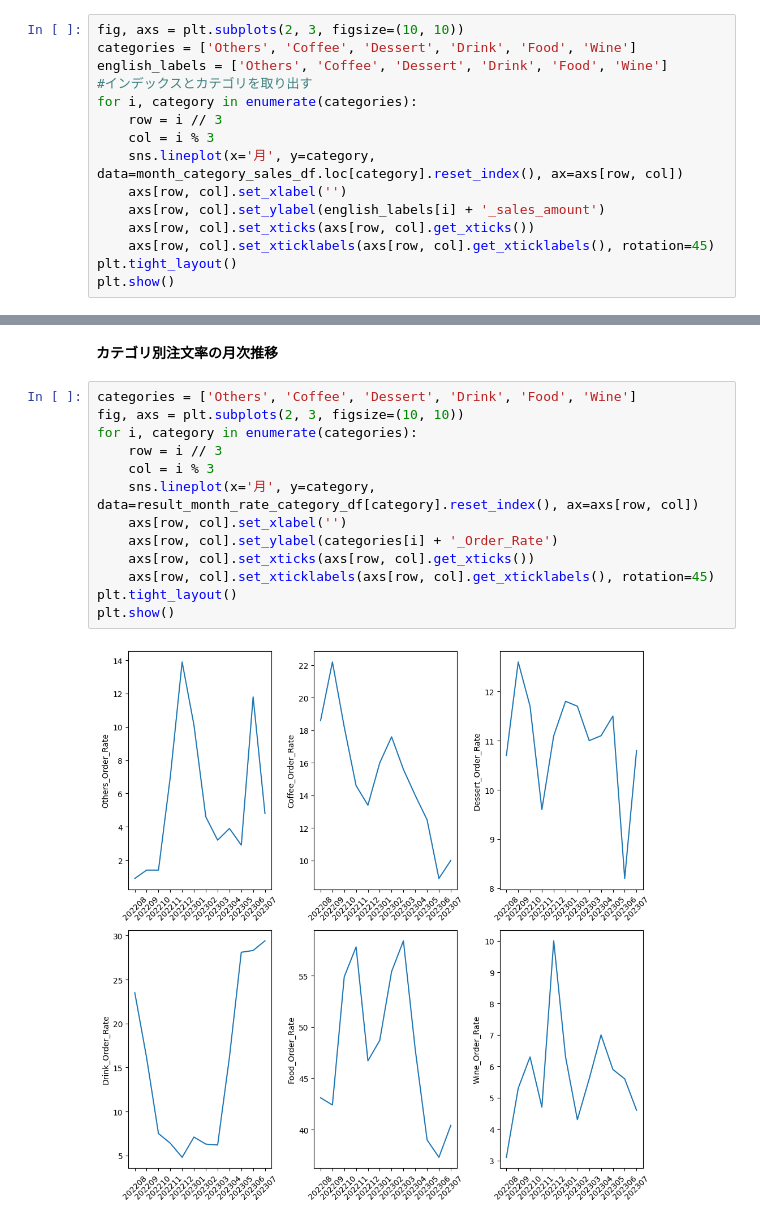
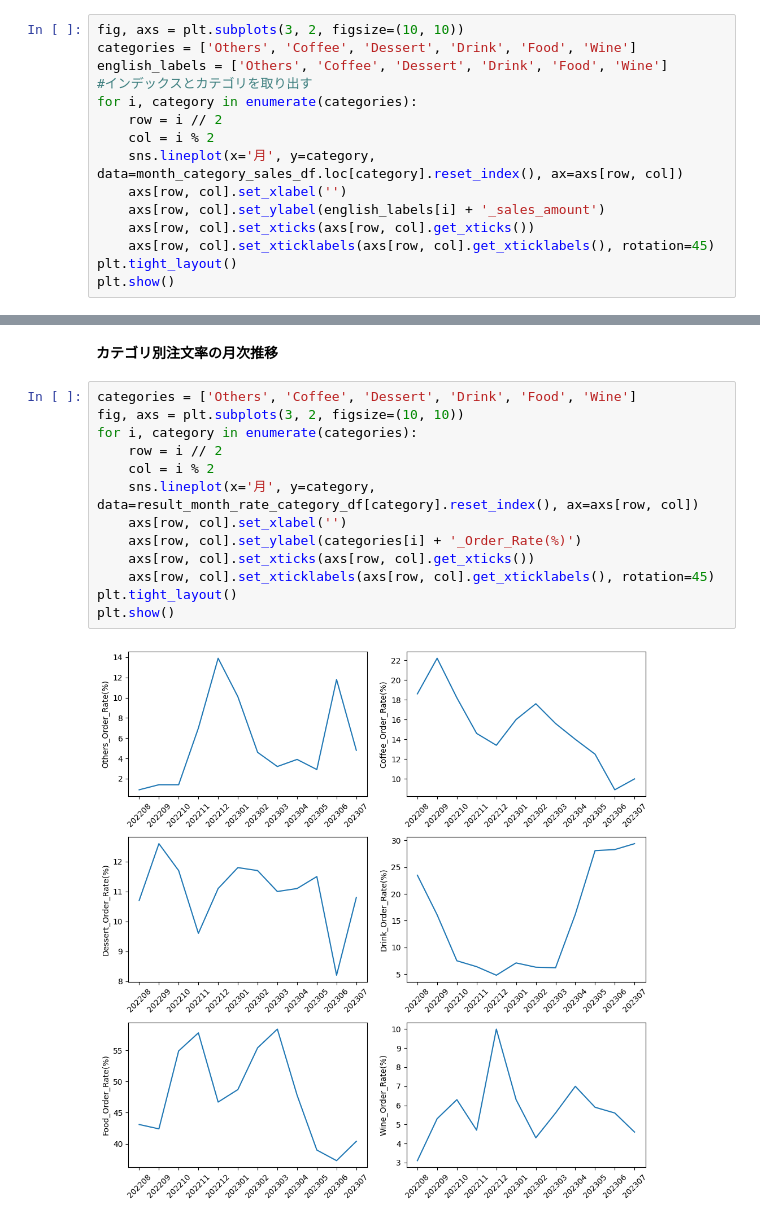
Before and after one commit to YoshiakiAsahara/for-intern, a Jupyter notebook: phase1.ipynb, the cells around one changed output, grey strips where cells are left out. Drawn from its saved outputs; the diff is of its cells as text.

```diff
--- a/phase1.ipynb
+++ b/phase1.ipynb
@@ -434,13 +434,13 @@ plt.title('Monthly Trend of Stay Time');
 # %% [markdown]
 **カテゴリ別売上の月次推移**
 # %%
-fig, axs = plt.subplots(2, 3, figsize=(10, 10))
+fig, axs = plt.subplots(3, 2, figsize=(10, 10))
 categories = ['Others', 'Coffee', 'Dessert', 'Drink', 'Food', 'Wine']
 english_labels = ['Others', 'Coffee', 'Dessert', 'Drink', 'Food', 'Wine']
 #インデックスとカテゴリを取り出す
 for i, category in enumerate(categories):
-    row = i // 3
-    col = i % 3
+    row = i // 2
+    col = i % 2
     sns.lineplot(x='月', y=category, data=month_category_sales_df.loc[category].reset_index(), ax=axs[row, col])
     axs[row, col].set_xlabel('')
     axs[row, col].set_ylabel(english_labels[i] + '_sales_amount')
@@ -454,16 +454,16 @@ plt.show()
 **カテゴリ別注文率の月次推移**
 # %%
 categories = ['Others', 'Coffee', 'Dessert', 'Drink', 'Food', 'Wine']
-fig, axs = plt.subplots(2, 3, figsize=(10, 10))
+fig, axs = plt.subplots(3, 2, figsize=(10, 10))
 for i, category in enumerate(categories):
-    row = i // 3
-    col = i % 3
+    row = i // 2
+    col = i % 2
     sns.lineplot(x='月', y=category, data=result_month_rate_category_df[category].reset_index(), ax=axs[row, col])
     axs[row, col].set_xlabel('')
-    axs[row, col].set_ylabel(categories[i] + '_Order_Rate')
+    axs[row, col].set_ylabel(categories[i] + '_Order_Rate(%)')
     axs[row, col].set_xticks(axs[row, col].get_xticks())
     axs[row, col].set_xticklabels(axs[row, col].get_xticklabels(), rotation=45)
 plt.tight_layout()
 plt.show()
 # %% [output]
-[figure, old version]
+[figure, new version]
```
Also changed, not shown: parts of 7 cells of this notebook.
